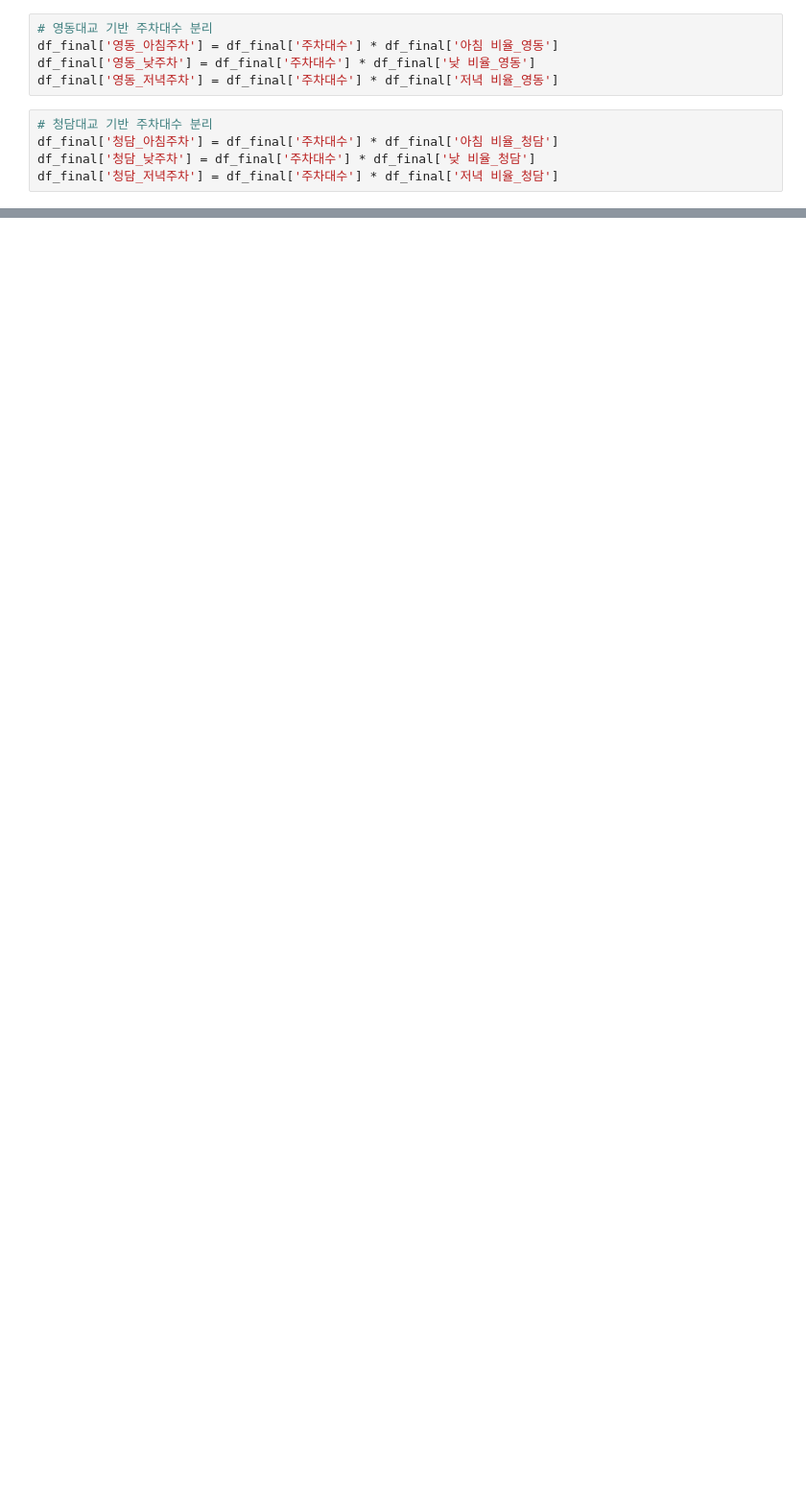
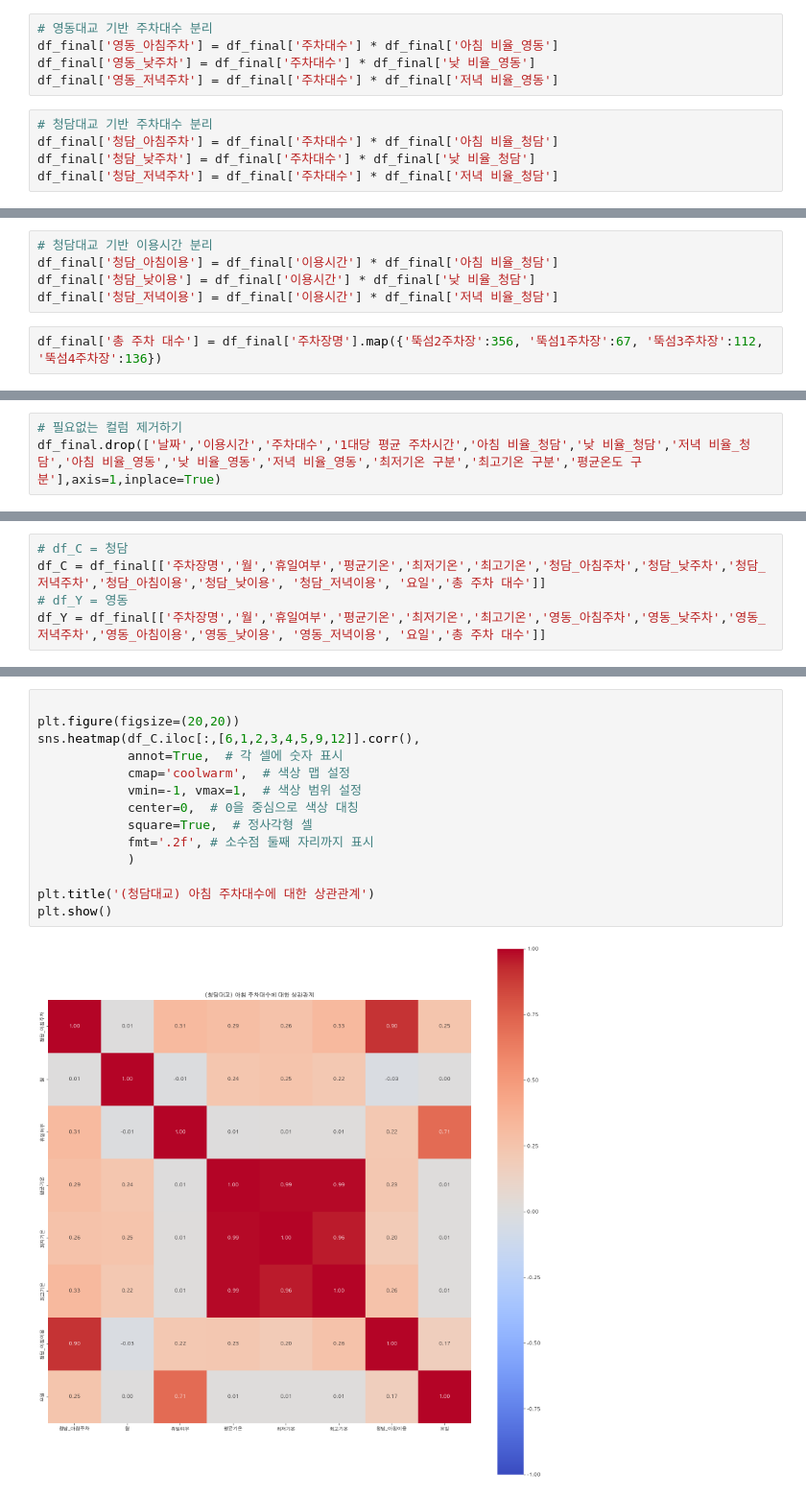
Before and after one commit to terryhyuk/HanGang_Mate, a Jupyter notebook: Python/DataAnalysis/seob/뚝섬2회차..ipynb, the cells around one changed output, grey strips where cells are left out. Shown at 96% size. Cells and saved outputs as stored; diff of their text form; blank space fills up the shorter version.

```diff
--- a/Python/DataAnalysis/seob/뚝섬2회차..ipynb
+++ b/Python/DataAnalysis/seob/뚝섬2회차..ipynb
@@ -1160,0 +1167,7 @@ df_final['영동_아침이용'] = df_final['이용시간']
+# %%
+# 청담대교 기반 이용시간 분리
+df_final['청담_아침이용'] = df_final['이용시간'] * df_final['아침 비율_청담']
+df_final['청담_낮이용'] = df_final['이용시간'] * df_final['낮 비율_청담']
+df_final['청담_저녁이용'] = df_final['이용시간'] * df_final['저녁 비율_청담']
+# %%
+df_final['총 주차 대수'] = df_final['주차장명'].map({'뚝섬2주차장':356, '뚝섬1주차장':67, '뚝섬3주차장':112, '뚝섬4주차장':136})
@@ -1160,0 +1184,3 @@ df_final['영동_아침이용'] = df_final['이용시간']
+# %%
+# 필요없는 컬럼 제거하기
+df_final.drop(['날짜','이용시간','주차대수','1대당 평균 주차시간','아침 비율_청담','낮 비율_청담','저녁 비율_청담','아침 비율_영동','낮 비율_영동','저녁 비율_영동','최저기온 구분','최고기온 구분','평균온도 구분'],axis=1,inplace=True)
@@ -1160,0 +1203,5 @@ df_final['영동_아침이용'] = df_final['이용시간']
+# %%
+# df_C = 청담
+df_C = df_final[['주차장명','월','휴일여부','평균기온','최저기온','최고기온','청담_아침주차','청담_낮주차','청담_저녁주차','청담_아침이용','청담_낮이용', '청담_저녁이용', '요일','총 주차 대수']]
+# df_Y = 영동
+df_Y = df_final[['주차장명','월','휴일여부','평균기온','최저기온','최고기온','영동_아침주차','영동_낮주차','영동_저녁주차','영동_아침이용','영동_낮이용', '영동_저녁이용', '요일','총 주차 대수']]
@@ -1160,0 +1217,16 @@ df_final['영동_아침이용'] = df_final['이용시간']
+# %%
+
+plt.figure(figsize=(20,20))
+sns.heatmap(df_C.iloc[:,[6,1,2,3,4,5,9,12]].corr(),
+            annot=True,  # 각 셀에 숫자 표시
+            cmap='coolwarm',  # 색상 맵 설정
+            vmin=-1, vmax=1,  # 색상 범위 설정
+            center=0,  # 0을 중심으로 색상 대칭
+            square=True,  # 정사각형 셀
+            fmt='.2f', # 소수점 둘째 자리까지 표시
+            )
+
+plt.title('(청담대교) 아침 주차대수에 대한 상관관계')
+plt.show()
+# %% [output]
+[figure, added]
```
Also changed, not shown: parts of 36 cells of this notebook.
